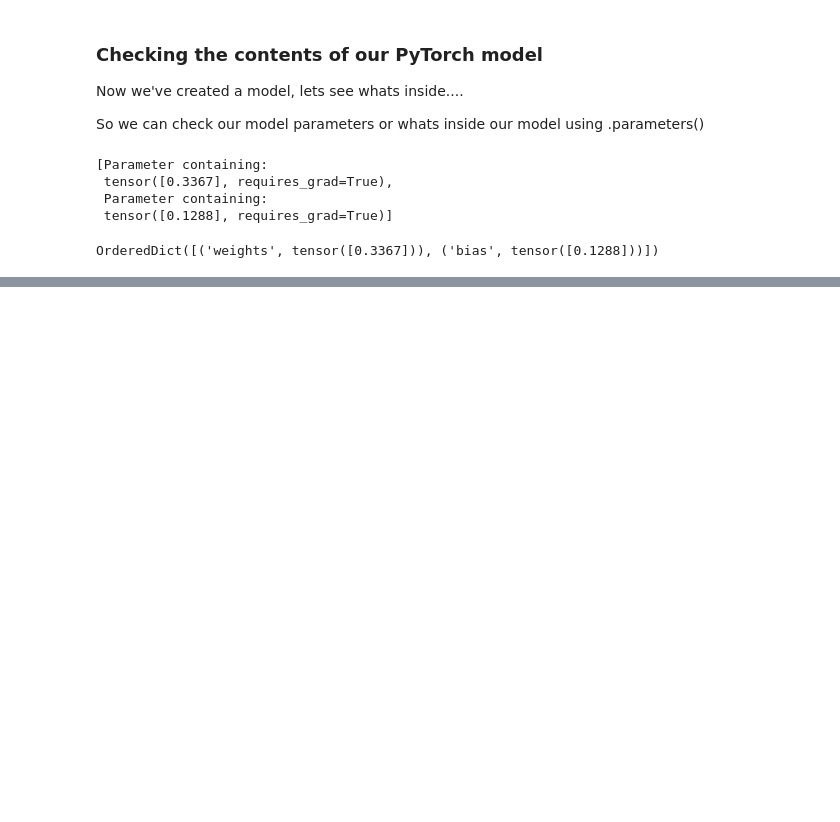
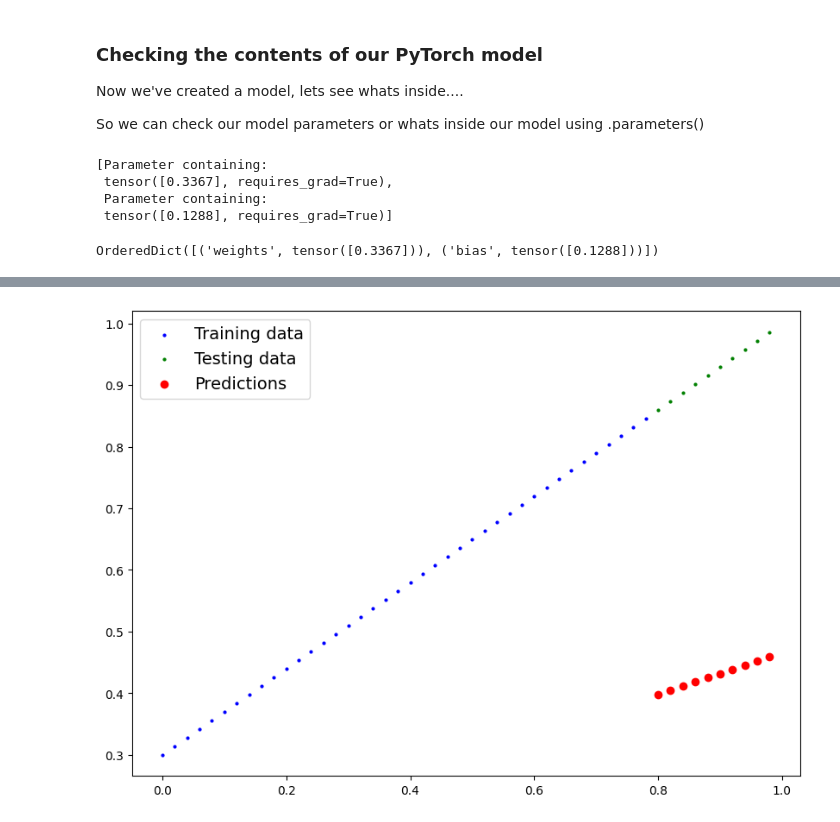
Before and after one commit to Mubassir1820/PyTorch-fundamentals, a Jupyter notebook: _pytorch_workflow.ipynb, the cells around one changed output, grey strips where cells are left out. Saved outputs shown, nothing was run; the diff lists cells and outputs as text; code cells hidden in the pictures; blank space fills up the shorter version.

Commit message:
Making prediction using 'torch.inference_model()'

```diff
--- a/_pytorch_workflow.ipynb
+++ b/_pytorch_workflow.ipynb
@@ -160,9 +160,9 @@ class LinearRegressionModel(nn.Module):   # almost everything in PyTorch inherit
     self.bias = nn.Parameter(torch.randn(1,
                                         requires_grad = True,
                                         dtype = torch.float))
-    # Forward method to define the computation in the model
-    def forward(self, x: torch.Tensor) -> torch.Tensor: # <- 'X' is the input data
-      return self.weight * x + self.bias # This is the linear regression formula
+  # Forward method to define the computation in the model
+  def forward(self, x: torch.Tensor) -> torch.Tensor: # <- 'X' is the input data
+    return self.weights * x + self.bias # This is the linear regression formula
 # %% [markdown]
 ### PyTorch model building essentials
 
@@ -198,0 +205,9 @@ OrderedDict([('weights', tensor([0.3367])), ('bias', tensor([0.1288]))])
+# %%
+# Make predictions with model
+
+with torch.inference_mode():
+  y_preds = model_0(X_test)
+
+y_preds
+
+# You can do something similar with torch.no_grad(), however torch.inference_mode() is prefered
@@ -198,0 +238,4 @@ OrderedDict([('weights', tensor([0.3367])), ('bias', tensor([0.1288]))])
+# %%
+plot_predictions(predictions = y_preds)
+# %% [output]
+[figure, added]
```
Also changed, not shown: parts of 3 cells of this notebook.
